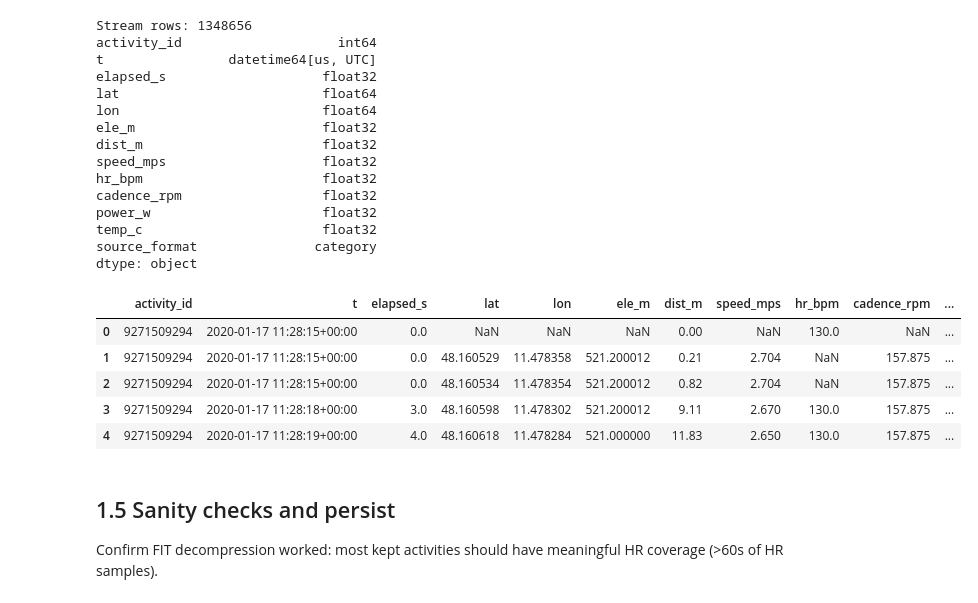
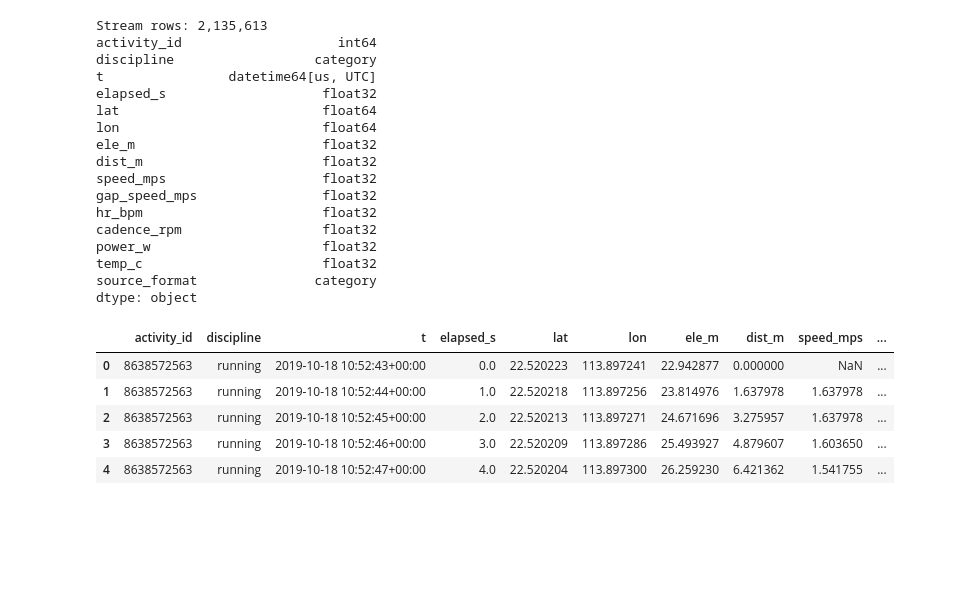
Before and after one commit to AlexS-1/BDME, a Jupyter notebook: Project/01_ingest.ipynb, the cells around one changed output. Drawn from its saved outputs; the diff is of its cells as text; code cells hidden in the pictures; blank space fills up the shorter version.

```diff
--- a/Project/01_ingest.ipynb
+++ b/Project/01_ingest.ipynb
@@ -252,0 +296,21 @@ Parsed 482 non-empty streams, 0 errors
+# %%
+def grade_adjust_running(speed_mps, grade):
+    return speed_mps * (1.0 + 3.3 * grade + 32.5 * grade**2)
+
+def grade_adjust_cycling(speed_mps, grade):
+    return speed_mps * np.clip(1.0 + 4.0 * grade, 0.05, 5.0)
+
+GAP_FN = {
+    "running": grade_adjust_running,
+    "cycling": grade_adjust_cycling,
+    "hiking":  grade_adjust_running,  # coarse proxy
+}
+
+def per_second_gap(df: pd.DataFrame, discipline: str) -> pd.Series:
+    """Return a Series of grade-adjusted speed (m/s) at each row."""
+    fn = GAP_FN[discipline]
+    d_dist = df["dist_m"].diff()
+    d_ele  = df["ele_m"].diff()
+    grade  = (d_ele / d_dist).clip(-0.45, 0.45).fillna(0.0)
+    speed  = df["speed_mps"].fillna(0.0)
+    return fn(speed, grade).astype("float32")
@@ -253,39 +379,38 @@ Parsed 482 non-empty streams, 0 errors
 # %%
-streams = pd.concat(parsed, ignore_index=True)
+streams = pd.concat(parsed_frames, ignore_index=True)
 
-# Enforce dtypes for compact parquet
 streams["activity_id"] = streams["activity_id"].astype("int64")
-streams["lat"] = streams["lat"].astype("float64")
-streams["lon"] = streams["lon"].astype("float64")
-for c in ["elapsed_s", "ele_m", "dist_m", "speed_mps", "hr_bpm", "cadence_rpm", "power_w", "temp_c"]:
+streams["discipline"]    = streams["discipline"].astype("category")
+streams["source_format"] = streams["source_format"].astype("category")
+for c in ("lat","lon"):
+    streams[c] = pd.to_numeric(streams[c], errors="coerce").astype("float64")
+for c in ("ele_m","dist_m","speed_mps","gap_speed_mps","hr_bpm","cadence_rpm","power_w","temp_c","elapsed_s"):
     streams[c] = pd.to_numeric(streams[c], errors="coerce").astype("float32")
-streams["source_format"] = streams["source_format"].astype("category")
-print("Stream rows:", len(streams))
+
+print(f"Stream rows: {len(streams):,}")
 print(streams.dtypes)
 streams.head()
 # %% [output]
-Stream rows: 1348656
+Stream rows: 2,135,613
 activity_id                    int64
+discipline                  category
 t                datetime64[us, UTC]
 elapsed_s                    float32
 lat                          float64
 lon                          float64
 ele_m                        float32
 dist_m                       float32
 speed_mps                    float32
+gap_speed_mps                float32
 hr_bpm                       float32
 cadence_rpm                  float32
 power_w                      float32
 temp_c                       float32
 source_format               category
 dtype: object
-|  | activity_id | t | elapsed_s | lat | lon | ele_m | dist_m | speed_mps | hr_bpm | cadence_rpm | ... |
-| 0 | 9271509294 | 2020-01-17 11:28:15+00:00 | 0.0 | NaN | NaN | NaN | 0.00 | NaN | 130.0 | NaN | ... |
-| 1 | 9271509294 | 2020-01-17 11:28:15+00:00 | 0.0 | 48.160529 | 11.478358 | 521.200012 | 0.21 | 2.704 | NaN | 157.875 | ... |
-| 2 | 9271509294 | 2020-01-17 11:28:15+00:00 | 0.0 | 48.160534 | 11.478354 | 521.200012 | 0.82 | 2.704 | NaN | 157.875 | ... |
-| 3 | 9271509294 | 2020-01-17 11:28:18+00:00 | 3.0 | 48.160598 | 11.478302 | 521.200012 | 9.11 | 2.670 | 130.0 | 157.875 | ... |
-| 4 | 9271509294 | 2020-01-17 11:28:19+00:00 | 4.0 | 48.160618 | 11.478284 | 521.000000 | 11.83 | 2.650 | 130.0 | 157.875 | ... |
+|  | activity_id | discipline | t | elapsed_s | lat | lon | ele_m | dist_m | speed_mps | ... |
+| 0 | 8638572563 | running | 2019-10-18 10:52:43+00:00 | 0.0 | 22.520223 | 113.897241 | 22.942877 | 0.000000 | NaN | ... |
+| 1 | 8638572563 | running | 2019-10-18 10:52:44+00:00 | 1.0 | 22.520218 | 113.897256 | 23.814976 | 1.637978 | 1.637978 | ... |
+| 2 | 8638572563 | running | 2019-10-18 10:52:45+00:00 | 2.0 | 22.520213 | 113.897271 | 24.671696 | 3.275957 | 1.637978 | ... |
+| 3 | 8638572563 | running | 2019-10-18 10:52:46+00:00 | 3.0 | 22.520209 | 113.897286 | 25.493927 | 4.879607 | 1.603650 | ... |
+| 4 | 8638572563 | running | 2019-10-18 10:52:47+00:00 | 4.0 | 22.520204 | 113.897300 | 26.259230 | 6.421362 | 1.541755 | ... |
-# %% [markdown]
-## 1.5 Sanity checks and persist
-
-Confirm FIT decompression worked: most kept activities should have meaningful HR coverage (>60s of HR samples).
```
Also changed, not shown: parts of 24 cells of this notebook, 9 other files.
